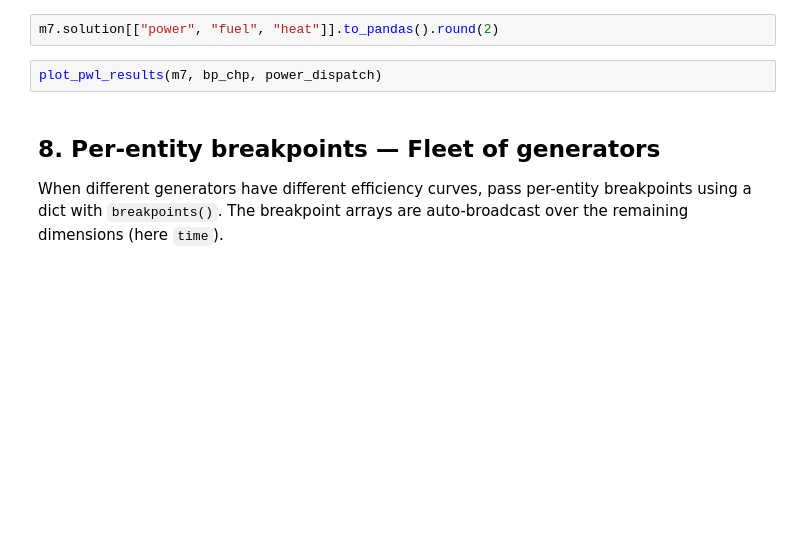
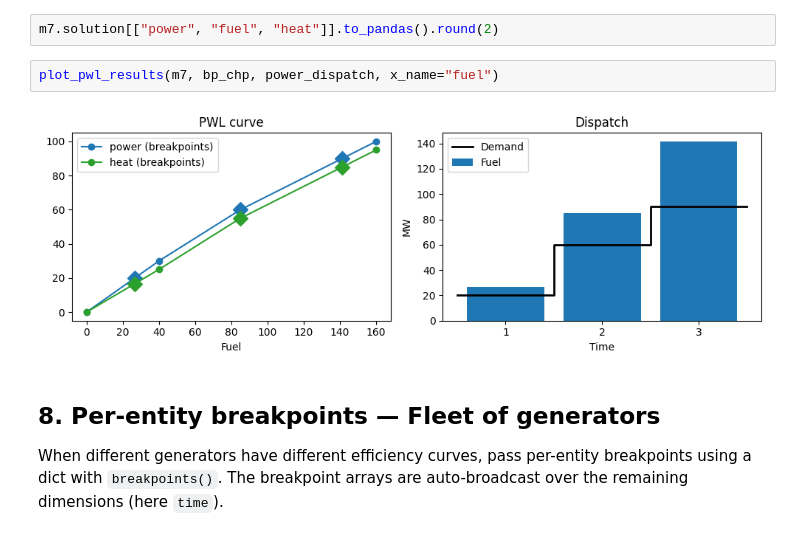
Before and after one commit to PyPSA/linopy, a Jupyter notebook: examples/piecewise-linear-constraints.ipynb, the cells around one changed output. Cells and saved outputs as stored; diff of their text form; blank space fills up the shorter version.

Commit message:
docs: use fuel as x-axis in CHP plot for physical clarity
Co-Authored-By: Claude Opus 4.6 (1M context) <noreply@anthropic.com>

```diff
--- a/examples/piecewise-linear-constraints.ipynb
+++ b/examples/piecewise-linear-constraints.ipynb
@@ -370,7 +370,9 @@ m7.solve(reformulate_sos="auto")
 # %%
 m7.solution[["power", "fuel", "heat"]].to_pandas().round(2)
 # %%
-plot_pwl_results(m7, bp_chp, power_dispatch)
+plot_pwl_results(m7, bp_chp, power_dispatch, x_name="fuel")
+# %% [output]
+[figure, added]
 # %% [markdown]
 ## 8. Per-entity breakpoints — Fleet of generators
 
```
